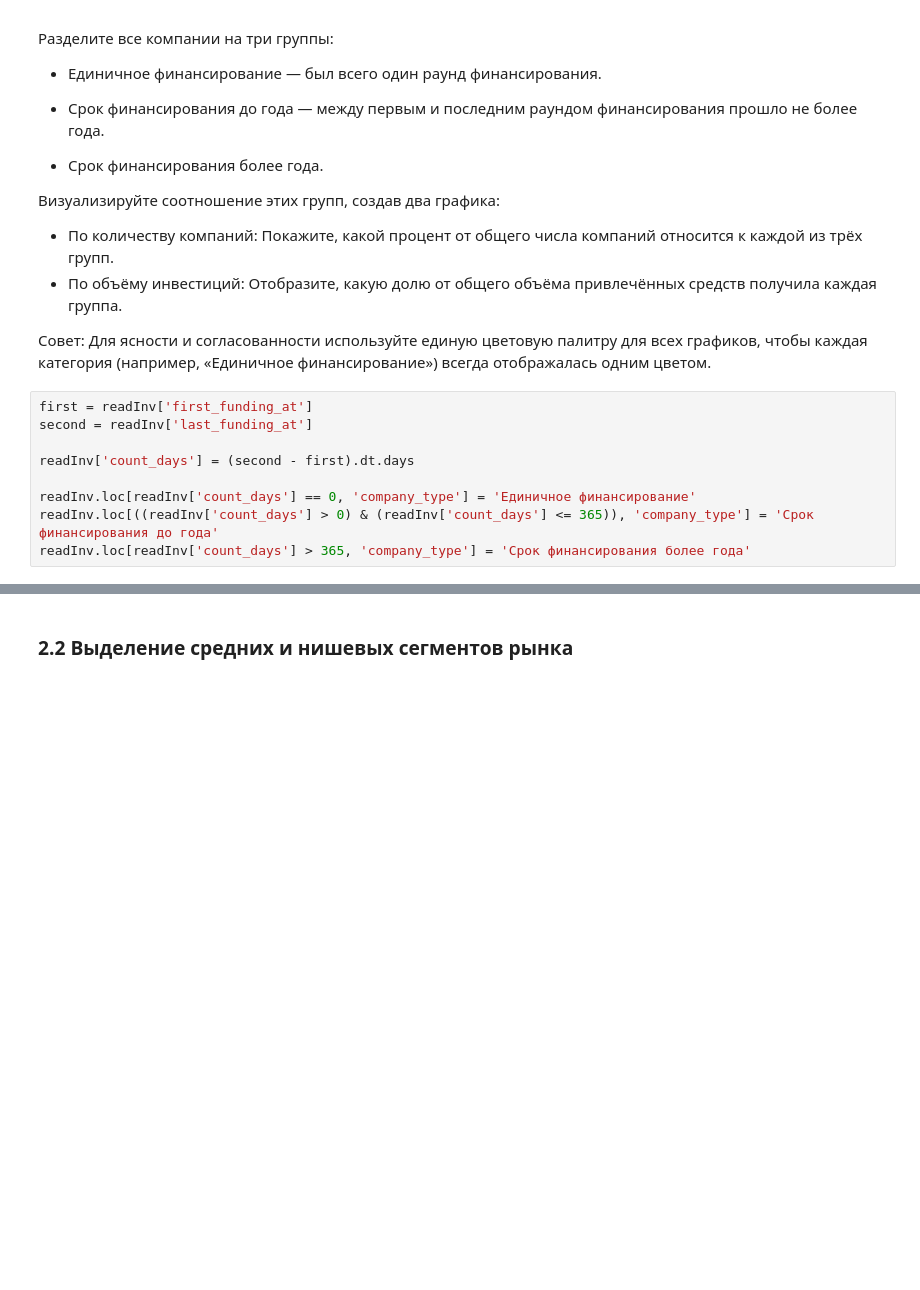
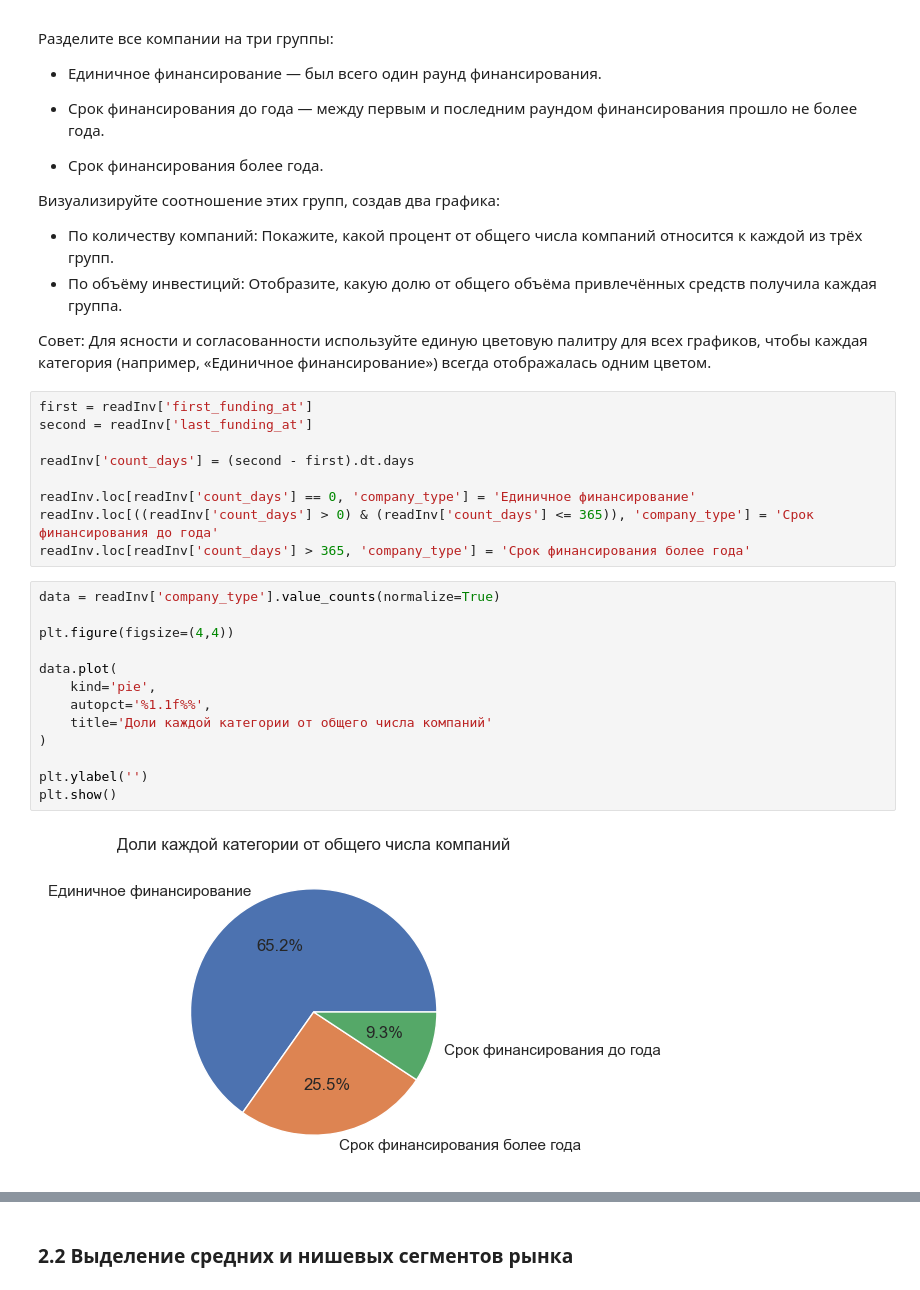
Before and after one commit to CAH0/startup-funding-analysis, a Jupyter notebook: startup_funding_analysis.ipynb, the cells around one changed output, grey strips where cells are left out. Drawn from its saved outputs; the diff is of its cells as text; blank space fills up the shorter version.

```diff
--- a/startup_funding_analysis.ipynb
+++ b/startup_funding_analysis.ipynb
@@ -428,3 +428,18 @@ readInv['count_days'] = (second - first).dt.days
 readInv.loc[readInv['count_days'] == 0, 'company_type'] = 'Единичное финансирование'
 readInv.loc[((readInv['count_days'] > 0) & (readInv['count_days'] <= 365)), 'company_type'] = 'Срок финансирования до года'
 readInv.loc[readInv['count_days'] > 365, 'company_type'] = 'Срок финансирования более года'
+# %%
+data = readInv['company_type'].value_counts(normalize=True)
+
+plt.figure(figsize=(4,4))
+
+data.plot(
+    kind='pie',
+    autopct='%1.1f%%',
+    title='Доли каждой категории от общего числа компаний'
+)
+
+plt.ylabel('')
+plt.show()
+# %% [output]
+[figure, added]
```
Also changed, not shown: parts of 2 cells of this notebook.
